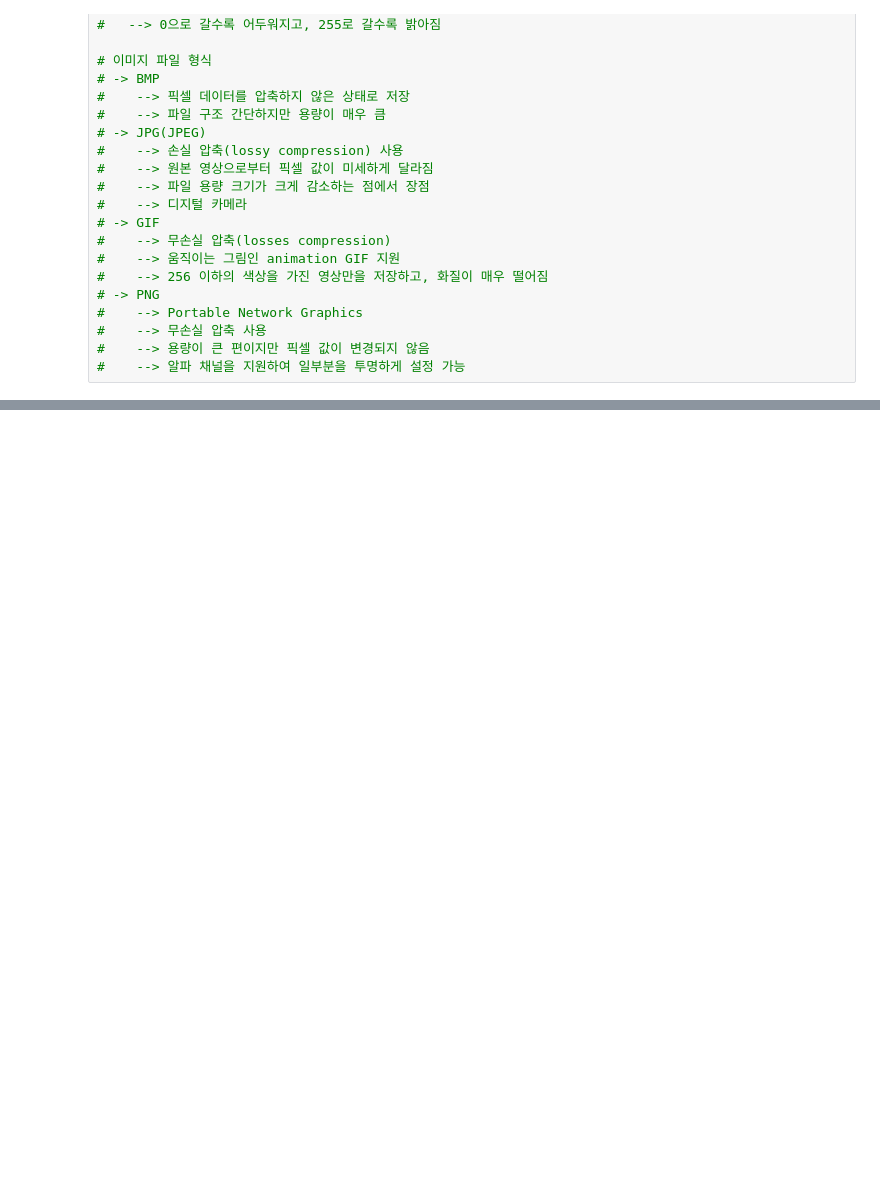
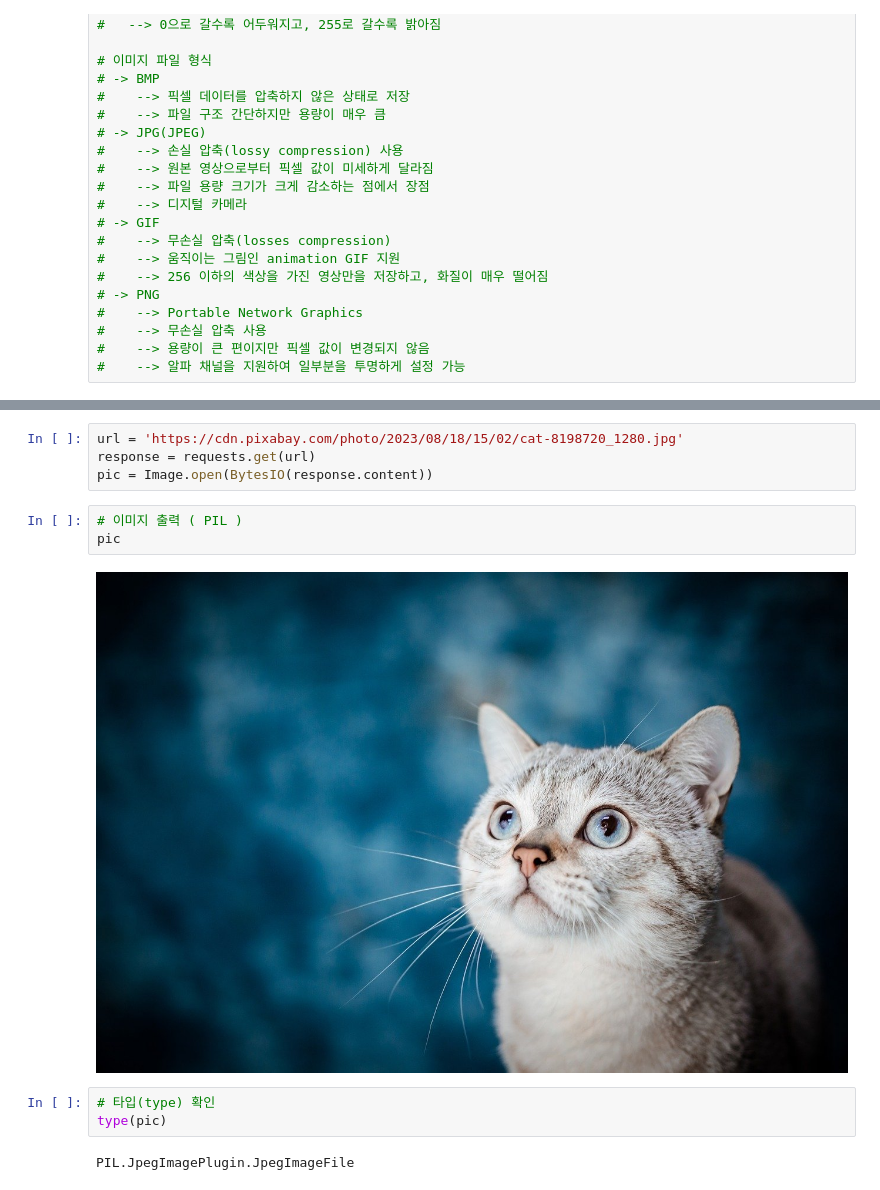
Before and after one commit to hyunsungKR/OpenCV_practice, a Jupyter notebook: OpenCV 한번에 끝내기.ipynb, the cells around one changed output, grey strips where cells are left out. Drawn from its saved outputs; the diff is of its cells as text; blank space fills up the shorter version.

```diff
--- a/OpenCV 한번에 끝내기.ipynb
+++ b/OpenCV 한번에 끝내기.ipynb
@@ -104,0 +127,14 @@
+# %%
+url = 'https://cdn.pixabay.com/photo/2023/08/18/15/02/cat-8198720_1280.jpg'
+response = requests.get(url)
+pic = Image.open(BytesIO(response.content))
+# %%
+# 이미지 출력 ( PIL )
+pic
+# %% [output]
+[figure, added]
+# %%
+# 타입(type) 확인
+type(pic)
+# %% [output]
+PIL.JpegImagePlugin.JpegImageFile
```
Also changed, not shown: parts of 29 cells of this notebook.
